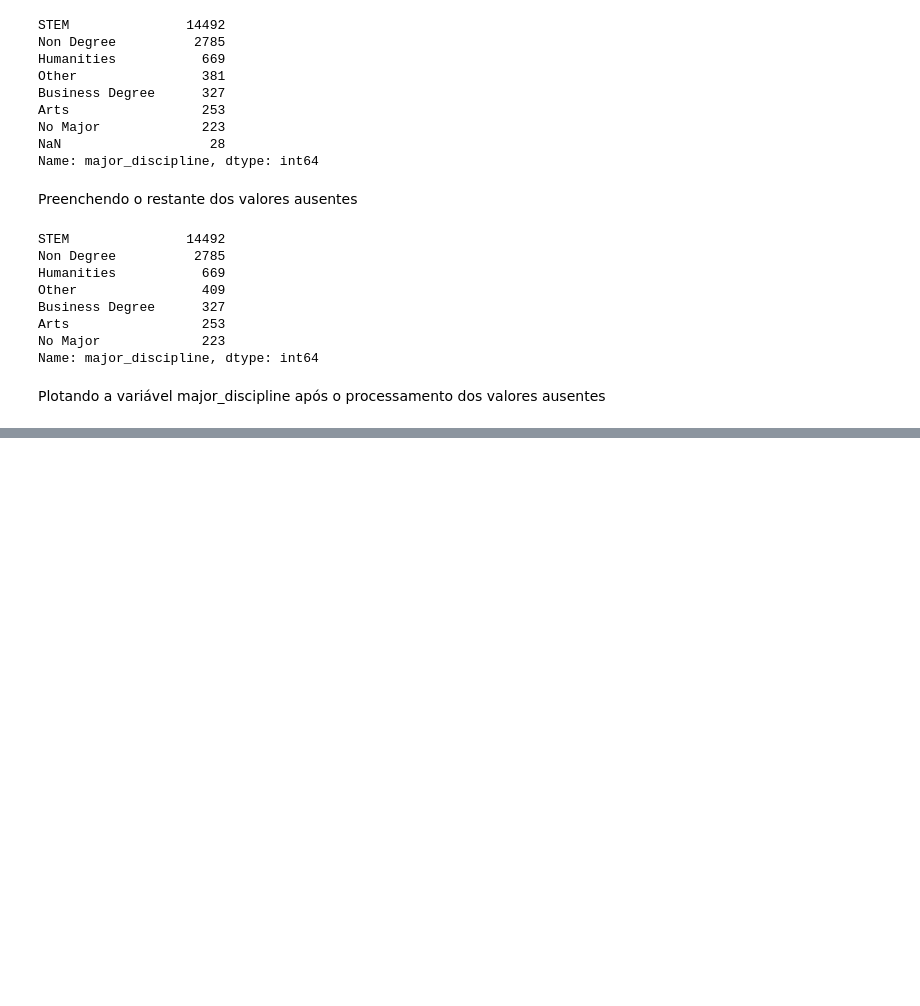
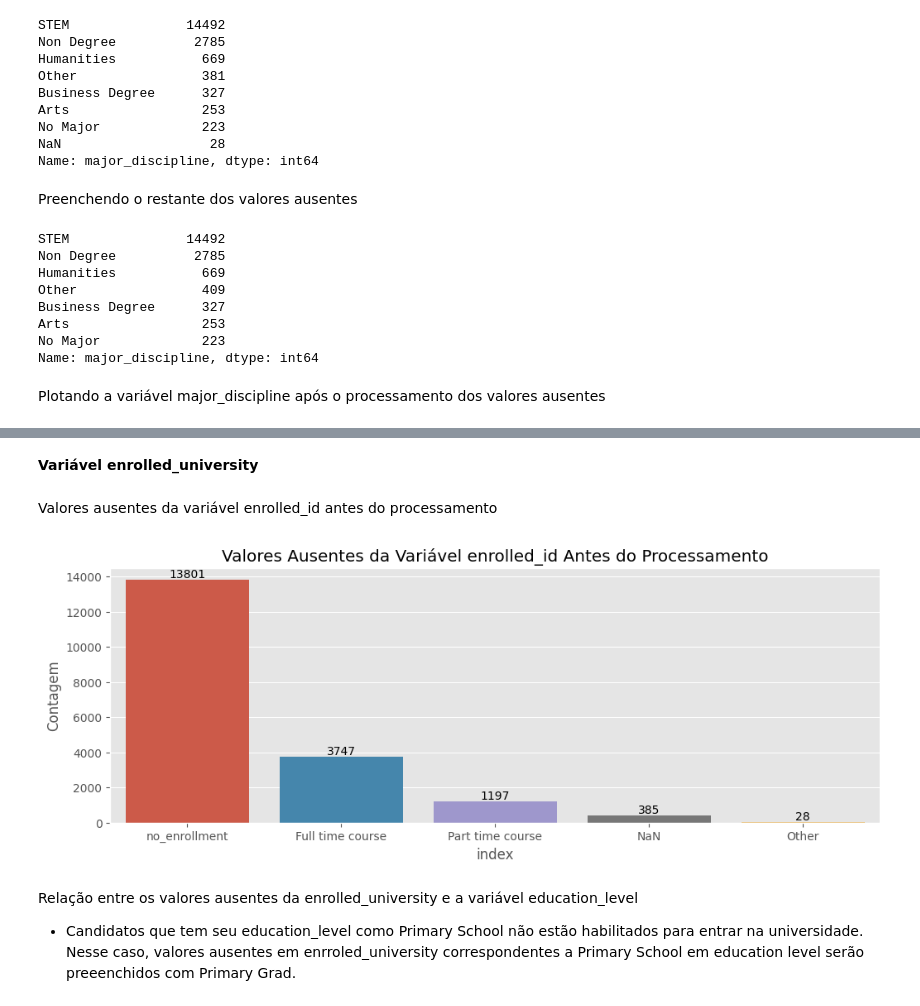
Before and after one commit to Blf100/Analise-de-Dados-RH, a Jupyter notebook: Análise_de_Dados_RH.ipynb, the cells around one changed output, grey strips where cells are left out. Saved outputs shown, nothing was run; the diff lists cells and outputs as text; code cells hidden in the pictures; blank space fills up the shorter version.

Commit message:
Processamento de valores ausentes em enrolled_university

```diff
--- a/Análise_de_Dados_RH.ipynb
+++ b/Análise_de_Dados_RH.ipynb
@@ -570,0 +571,19 @@ plt.show()
+# %% [markdown]
+**Variável enrolled_university**
+# %% [markdown]
+Valores ausentes da variável enrolled_id antes do processamento
+# %%
+plt.figure(figsize=(12,4))
+sns.barplot(data=df_final.fillna('NaN')['enrolled_university'].value_counts().reset_index(), y='enrolled_university', x='index')
+plt.title('Valores Ausentes da Variável enrolled_id Antes do Processamento')
+plt.ylabel('Contagem')
+
+for index, valor in enumerate(df_final.fillna('NaN')['enrolled_university'].value_counts().reset_index()['enrolled_university']):
+  plt.text(index, valor, str(valor), ha='center', va='bottom')
+plt.show()
+# %% [output]
+[figure, added]
+# %% [markdown]
+Relação entre os valores ausentes da enrolled_university e a variável education_level
+
+* Candidatos que tem seu education_level como Primary School não estão habilitados para entrar na universidade. Nesse caso, valores ausentes em enrroled_university correspondentes a Primary School em education level serão preeenchidos com Primary Grad.
```
Also changed, not shown: parts of 12 cells of this notebook.
